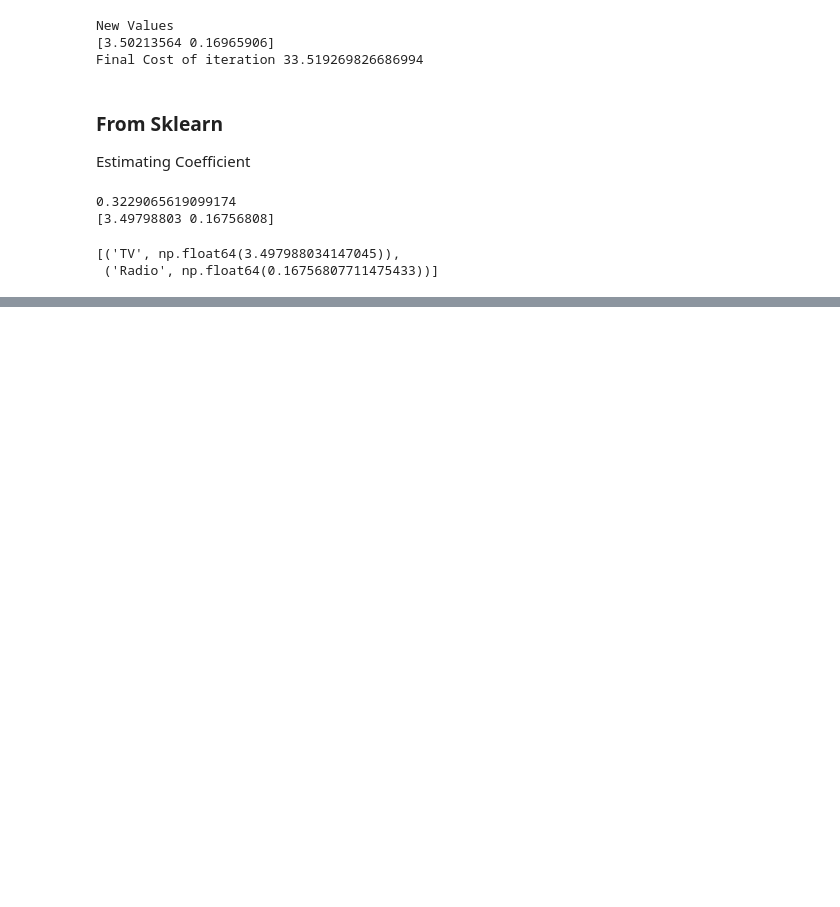
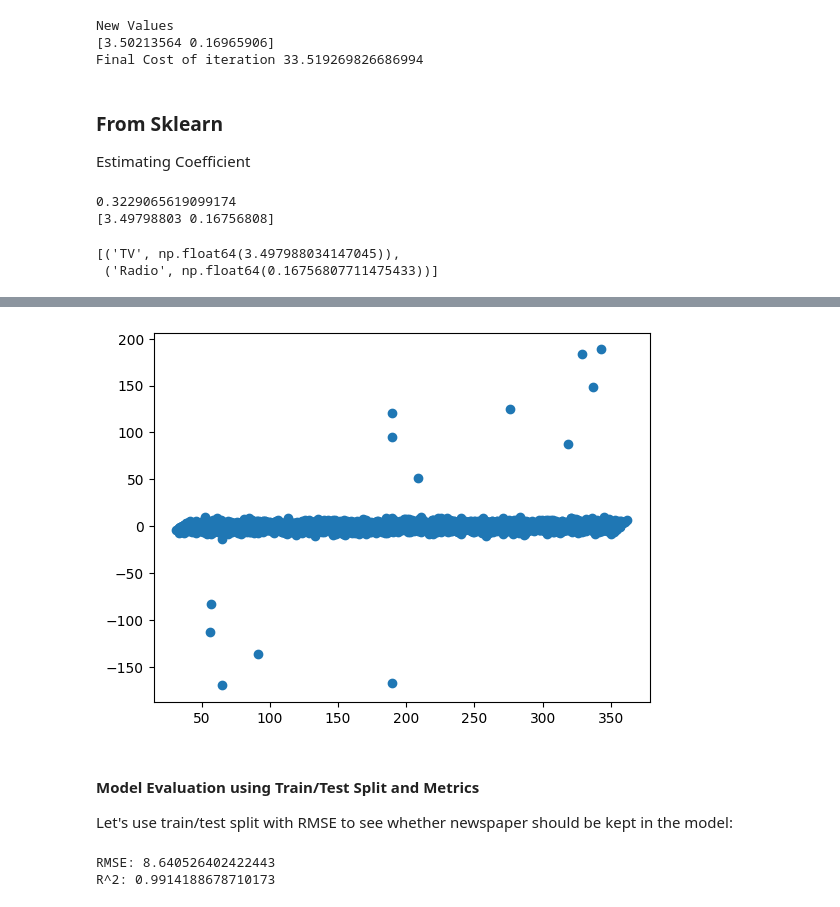
Before and after one commit to satyaraj09/ML_Practises, a Jupyter notebook: advertising_sales_prediction_multi_linear_reg.ipynb, the cells around one changed output, grey strips where cells are left out. Saved outputs shown, nothing was run; the diff lists cells and outputs as text; code cells hidden in the pictures; blank space fills up the shorter version.

```diff
--- a/advertising_sales_prediction_multi_linear_reg.ipynb
+++ b/advertising_sales_prediction_multi_linear_reg.ipynb
@@ -632,0 +739,27 @@ list(zip(independent, lm1.coef_))
+# %%
+# Looking for patterns in the residuals
+plt.scatter(y_train, res)
+plt.show()
+# %% [output]
+[figure, added]
+# %% [markdown]
+#### Model Evaluation using Train/Test Split and Metrics
+Let's use train/test split with RMSE to see whether newspaper should be kept in the model:
+# %%
+from sklearn.metrics import mean_squared_error
+X1 = clean_data['TV']
+y1 = clean_data.Sales
+
+X_train, X_test, y_train, y_test = train_test_split(X, y, random_state=1)
+
+# Defining the Linear regression
+lm4 = LinearRegression()
+lm4.fit(X_train, y_train)
+lm4_preds = lm4.predict(X_test)
+
+# Display RMSE and R^2
+print(f"RMSE: {np.sqrt(mean_squared_error(y_test, lm4_preds))}")
+print(f"R^2: {r2_score(y_test, lm4_preds)}")
+# %% [output]
+RMSE: 8.640526402422443
+R^2: 0.9914188678710173
```
Also changed, not shown: parts of 20 cells of this notebook.
